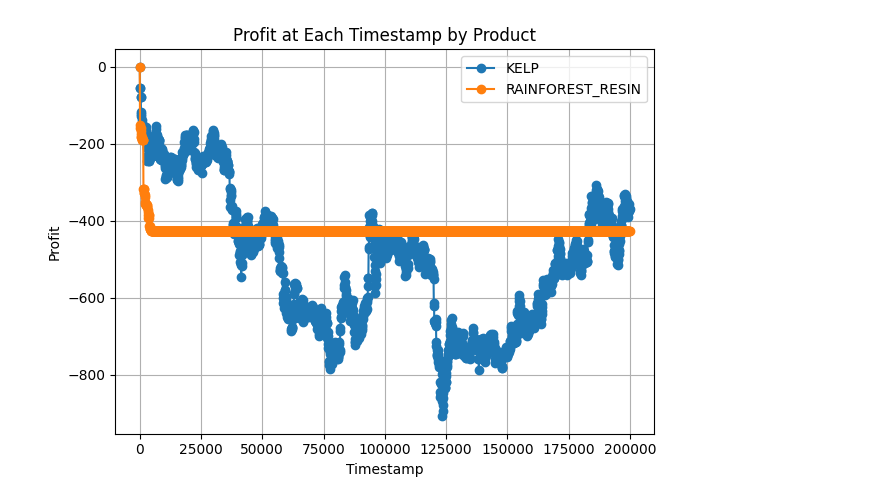
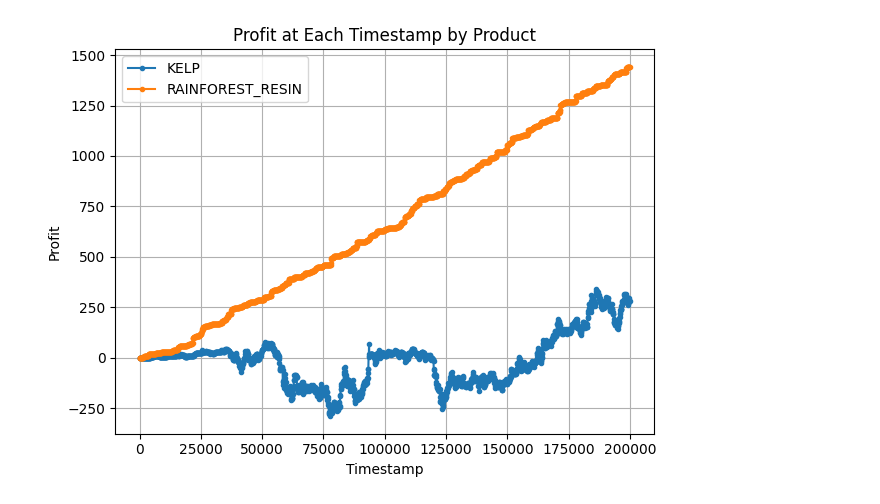
Before and after one commit to kgawande1/aura-farmers, a Jupyter notebook: Tutorial/visualizer.ipynb, the cells around one changed output. Drawn from its saved outputs; the diff is of its cells as text; code cells hidden in the pictures.

```diff
--- a/Tutorial/visualizer.ipynb
+++ b/Tutorial/visualizer.ipynb
@@ -5,7 +5,7 @@ import matplotlib.pyplot as plt
 import re
 
 # Reload the log file
-log_path = "/Users/kgawande/Downloads/26fdd1d6-5c6e-4d81-ab47-2cd361addf1c.log"
+log_path = "/Users/kgawande/Downloads/f71cf96c-50d1-45cd-be84-01e9ba457509.log"
 with open(log_path, "r") as f:
     lines = f.readlines()
 
@@ -16,32 +16,32 @@ for line in lines:
     if pattern.search(line):
         parts = line.strip().split(";")
         if len(parts) > 12:
             product = parts[2]
             timestamp = int(parts[1])
             try:
                 profit = float(parts[-1])
                 data.append((timestamp, product, profit))
             except ValueError:
                 continue
 
 # Create DataFrame
 df = pd.DataFrame(data, columns=["Timestamp", "Product", "Profit"])
 df.sort_values("Timestamp", inplace=True)
 
 # Group by Timestamp and Product, then take the latest profit per timestamp
 profit_by_product = df.groupby(["Timestamp", "Product"]).last().reset_index()
 
 # Plot profit per timestamp
 fig, ax = plt.subplots()
 for product_name, group in profit_by_product.groupby("Product"):
-    ax.plot(group["Timestamp"], group["Profit"], label=product_name, marker='o')
+    ax.plot(group["Timestamp"], group["Profit"], label=product_name, marker='.')
 
 ax.set_title("Profit at Each Timestamp by Product")
 ax.set_xlabel("Timestamp")
 ax.set_ylabel("Profit")
 ax.legend()
 plt.grid(True)
 plt.tight_layout()
 plt.show()
 # %% [output]
-[figure, old version]
+[figure, new version]
```
Also changed, not shown: parts of 2 cells of this notebook, 1 other file.
